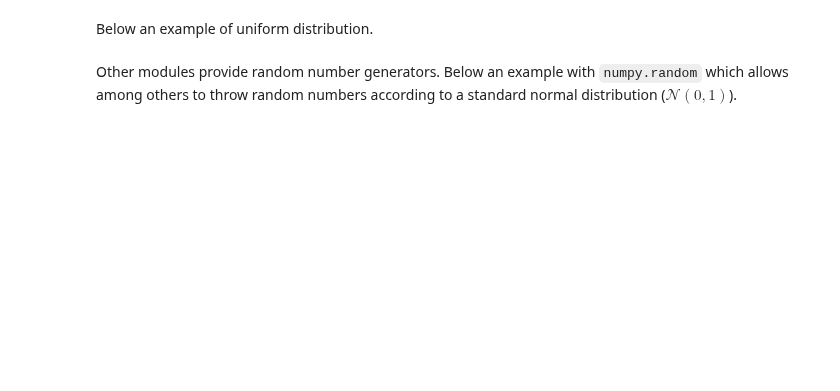
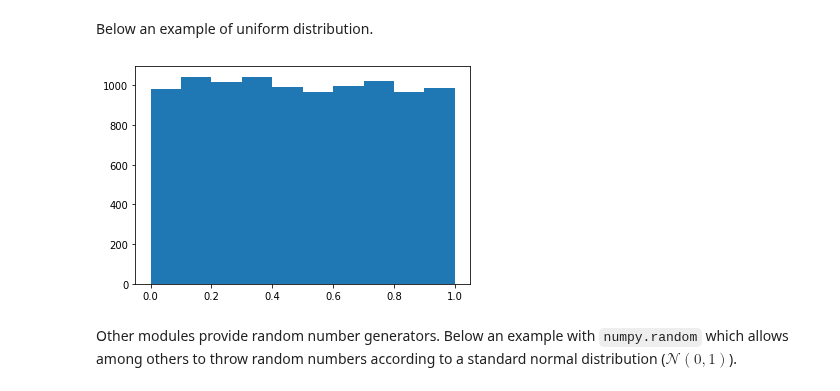
Before and after one commit to matteosan1/finance_course, a Jupyter notebook: lessons_2020/lesson4_empty.ipynb, the cells around one changed output. Cells and saved outputs as stored; diff of their text form; code cells hidden in the pictures; blank space fills up the shorter version.

```diff
--- a/lessons_2020/lesson4_empty.ipynb
+++ b/lessons_2020/lesson4_empty.ipynb
@@ -142,3 +199,14 @@ numbers = []
+# %%
+# uniform distribution
+from matplotlib import pyplot as plt
+numbers = []
+for _ in range(10000):
+    numbers.append(random.random())
+
+plt.hist(numbers)
+plt.show()
+# %% [output]
+[figure, added]
 # %% [markdown]
 Other modules provide random number generators. Below an example with `numpy.random` which allows among others to throw random numbers according to a standard normal distribution ($\mathcal{N}(0, 1)$).
 # %%
```
Also changed, not shown: parts of 45 cells of this notebook, 27 other files.
